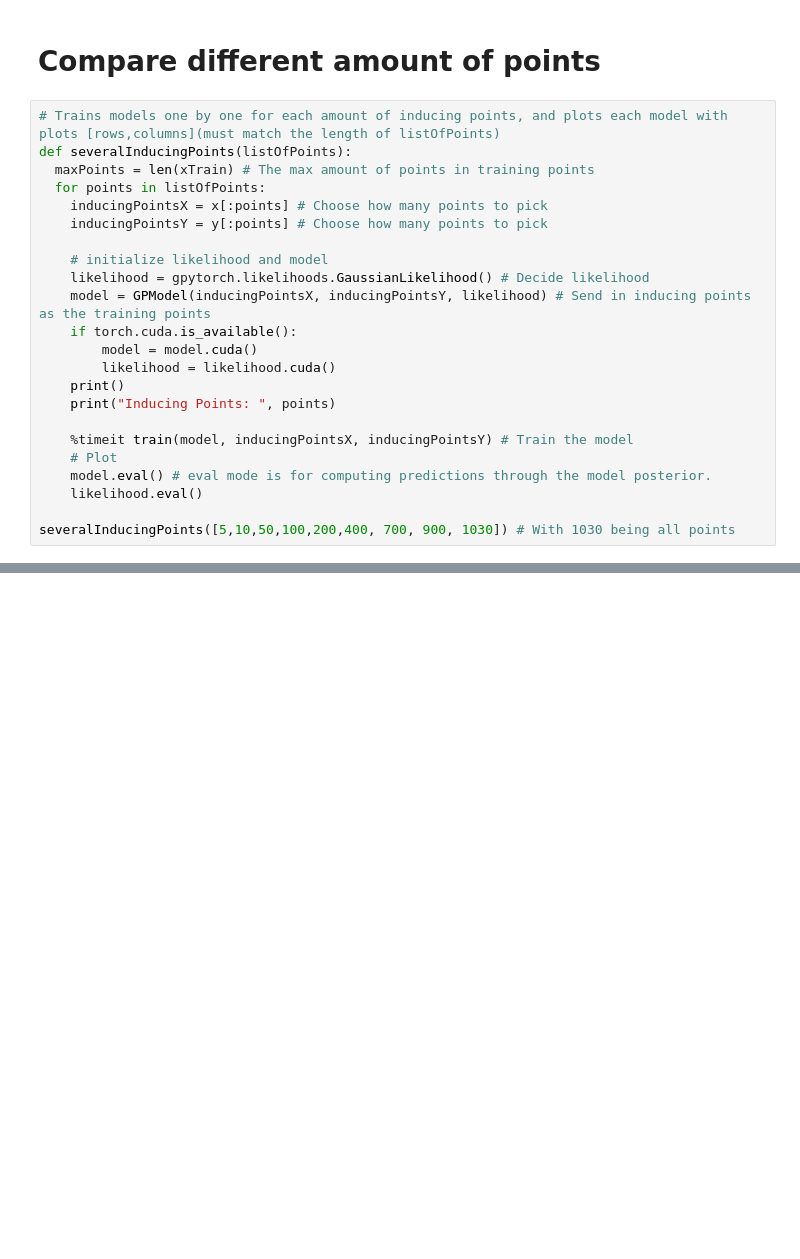
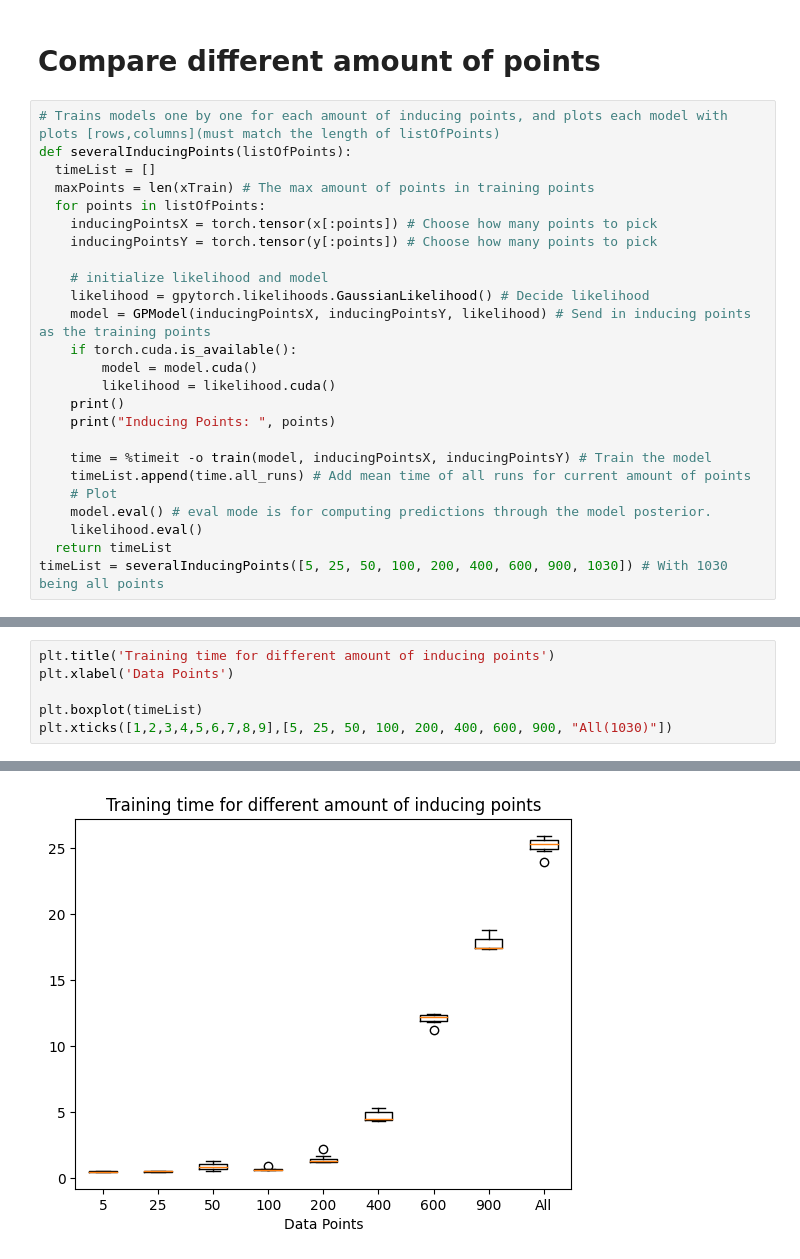
Before and after one commit to Sabelz/Gaussian_Processes_Inducing_Points, a Jupyter notebook: GPs/GPConcrete.ipynb, the cells around one changed output, grey strips where cells are left out. Drawn from its saved outputs; the diff is of its cells as text; blank space fills up the shorter version.

Commit message:
plot time

```diff
--- a/GPs/GPConcrete.ipynb
+++ b/GPs/GPConcrete.ipynb
@@ -187,10 +187,11 @@ root_MSE
 # %%
 # Trains models one by one for each amount of inducing points, and plots each model with plots [rows,columns](must match the length of listOfPoints)
 def severalInducingPoints(listOfPoints):
+  timeList = []
   maxPoints = len(xTrain) # The max amount of points in training points
   for points in listOfPoints:
-    inducingPointsX = x[:points] # Choose how many points to pick
-    inducingPointsY = y[:points] # Choose how many points to pick
+    inducingPointsX = torch.tensor(x[:points]) # Choose how many points to pick
+    inducingPointsY = torch.tensor(y[:points]) # Choose how many points to pick
 
     # initialize likelihood and model
     likelihood = gpytorch.likelihoods.GaussianLikelihood() # Decide likelihood
@@ -201,11 +202,12 @@ def severalInducingPoints(listOfPoints):
     print()
     print("Inducing Points: ", points)
 
-    %timeit train(model, inducingPointsX, inducingPointsY) # Train the model
+    time = %timeit -o train(model, inducingPointsX, inducingPointsY) # Train the model
+    timeList.append(time.all_runs) # Add mean time of all runs for current amount of points
     # Plot
     model.eval() # eval mode is for computing predictions through the model posterior.
     likelihood.eval()
-
-severalInducingPoints([5,10,50,100,200,400, 700, 900, 1030]) # With 1030 being all points
+  return timeList
+timeList = severalInducingPoints([5, 25, 50, 100, 200, 400, 600, 900, 1030]) # With 1030 being all points
 # %% [output]
 Inducing Points:  5
@@ -231,0 +232,7 @@ Inducing Points:  1030
+# %%
+plt.title('Training time for different amount of inducing points')
+plt.xlabel('Data Points')
+
+plt.boxplot(timeList)
+plt.xticks([1,2,3,4,5,6,7,8,9],[5, 25, 50, 100, 200, 400, 600, 900, "All(1030)"])
+# %% [output]
@@ -231,0 +257 @@ Inducing Points:  1030
+[figure, added]
```
Also changed, not shown: parts of 7 cells of this notebook.
